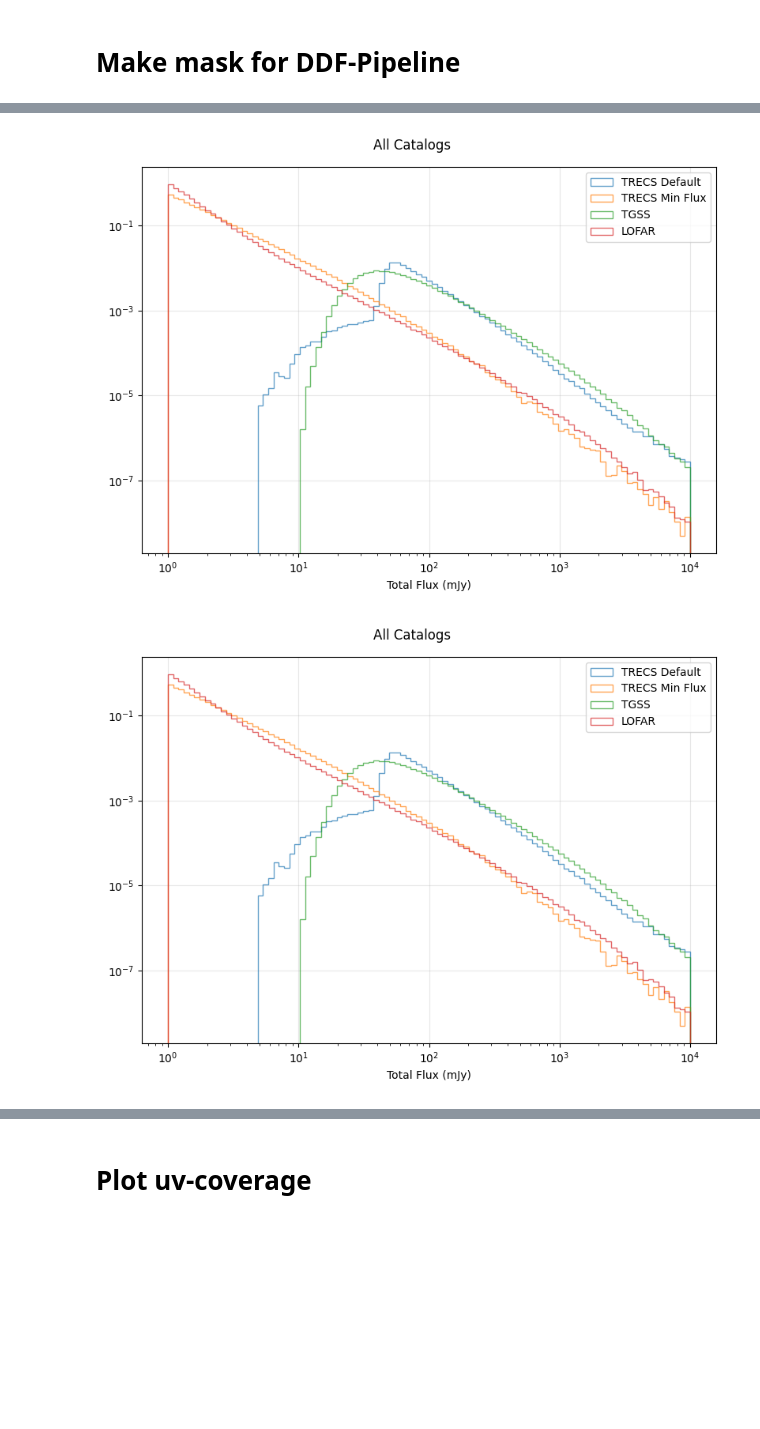
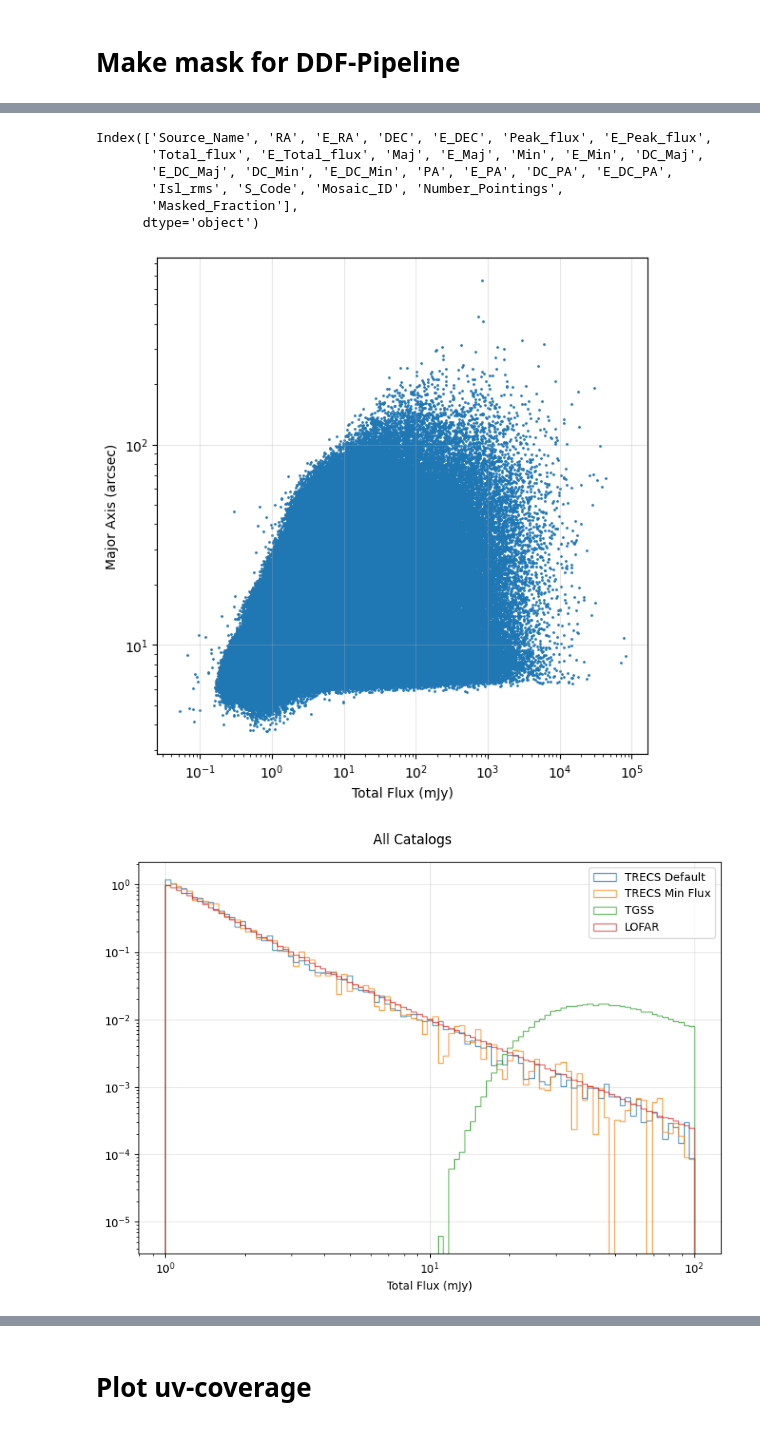
Before and after one commit to tmartinezML/LOFAR-Diffusion, a Jupyter notebook: src/notebooks/sky_maps.ipynb, the cells around one changed output, grey strips where cells are left out. Saved outputs shown, nothing was run; the diff lists cells and outputs as text; code cells hidden in the pictures; blank space fills up the shorter version.

```diff
--- a/src/notebooks/sky_maps.ipynb
+++ b/src/notebooks/sky_maps.ipynb
@@ -131,19 +141,25 @@ load_srl(mosaic_names[0])
 # %%
 import utils.paths as paths
 
-map_name = "map_1deg_max80_1e-7JyLimit_copy"
+map_name = "map_2.5deg_max80_1e-7JyLimit"
 
 map_folder = paths.SKY_MAP_PARENT / map_name
 sky_model_file = map_folder / f"{map_name.replace('_copy', '')}_masked.fits"
-# sky_model_file = map_folder / 'ddf/map_1deg_max80_1e-7JyLimit.psf.fits'
-# image_file = map_folder / "ddf-pipeline/image_full_ampphase_di_m.NS.int.model.fits"
-# image_file = map_folder / "ddf-pipeline_ndir=10/image_full_ampphase_m.app.restored.fits"
+# sky_model_file = map_folder / 'ddf/map_2.5deg_max80_1e-7JyLimit.app.restored.fits'
+# image_file = map_folder / 'ddf_nfacets=5/map_2.5deg_max80_1e-7JyLimit.app.restored.fits'
+image_file = map_folder / "ddf-pipeline/image_ampphase1.int.restored.fits"
+# image_file = map_folder / "ddf/map_2.5deg_max80_1e-7JyLimit.app.restored.fits"
+# image_file = map_folder / "ddf_9SB_136-152/map_2.5deg_max80_1e-7JyLimit.app.restored.fits"
 # sky_model_file = map_folder / f"ddf_maxMinor=10000/{map_name}.app.model.fits"
-image_file = map_folder / f"ddf/{map_name}.app.restored.fits"
+# image_file = map_folder / f"ddf/{map_name}.app.restored.fits"
 # image_file = map_folder / f"{map_name.replace('_copy', '')}_masked_BAD.fits"
 # image_file = map_folder / f"ddf/{map_name}.residual05.fits"
 # image_file = map_folder / f"ddf/map_1deg_max80_1e-7JyLimit.model01.fits"
 # image_file = map_folder / 'map_1deg_max80_1e-7JyLimit_mask_0p01.fits'
 
+# Compare to other maps
+# sky_model_file = Path('/hs/fs08/data/group-brueggen/tmartinez/diffusion/sky_maps/map_1deg_max80/ddf-pipeline_ndir=10')
+# sky_model_file = sky_model_file / 'image_dirin_SSD_init.psf.fits'
+
 model_arr, model_wcs = get_image(sky_model_file)
 image_arr_prv, image_wcs_prv = get_image(image_file)
@@ -711,7 +777,7 @@ import pandas as pd
 import h5py
 
 trecs_flim_catalog = (
-    paths.BASE_PARENT / "trecs_output/1deg_1e-7JyLimit/catalogue_continuum_wrapped.fits"
+    paths.BASE_PARENT / "trecs_output/2.5deg_8e-5JyLimit/catalogue_continuum_wrapped.fits"
 )
 
 
@@ -795,17 +897,41 @@ fig.show()
+# %%
+print(df_lofar.columns)
+# %% [output]
+Index(['Source_Name', 'RA', 'E_RA', 'DEC', 'E_DEC', 'Peak_flux', 'E_Peak_flux',
+       'Total_flux', 'E_Total_flux', 'Maj', 'E_Maj', 'Min', 'E_Min', 'DC_Maj',
+       'E_DC_Maj', 'DC_Min', 'E_DC_Min', 'PA', 'E_PA', 'DC_PA', 'E_DC_PA',
+       'Isl_rms', 'S_Code', 'Mosaic_ID', 'Number_Pointings',
+       'Masked_Fraction'],
+      dtype='object')
+# %%
+# Scatter plot total flux vs LAS
+
+fig, ax = plt.subplots(1, 1, figsize=(6, 6), tight_layout=True)
+
+ax.scatter(df_lofar["Total_flux"], df_lofar["Maj"], s=1)
+ax.set_xlabel("Total Flux (mJy)")
+ax.set_ylabel("Major Axis (arcsec)")
+ax.set_xscale("log")
+ax.set_yscale("log")
+ax.grid(alpha=0.3)
+
+fig.show()
+# %% [output]
+[figure, added]
 # %%
 # Plot all together
 fig, axs = plt.subplots(1, 1, figsize=(8, 6), tight_layout=True)
 
 fig.suptitle("All Catalogs")
 
-# bins = np.linspace(0, 1, 100)
-bins = np.logspace(0, 4, 100)
-ax.set_xscale("log")
+bins = np.linspace(0, 1, 100)
+bins = np.logspace(0, 2, 100)
+axs.set_xscale("log")
 alpha = 0.7
 
 ax = axs
 ax.hist(
-    df_trecs["I144"] * 1e3,
+    df_trecs["I144"],
     bins=bins,
     alpha=alpha,
     label="TRECS Default",
@@ -813,39 +939,38 @@ ax.hist(
     histtype="step",
 )
 ax.hist(
-    df_trecs_flim["I144"] * 1e3,
+    df_trecs_flim["I144"],
     bins=bins,
     alpha=alpha,
     label="TRECS Min Flux",
     density=True,
     histtype="step",
 )
 ax.hist(
     df_tgss["Total_flux"],
     bins=bins,
     alpha=alpha,
     label="TGSS",
     density=True,
     histtype="step",
 )
 ax.hist(
     df_lofar["Total_flux"],
     bins=bins,
     alpha=alpha,
     label="LOFAR",
     density=True,
     histtype="step",
 )
 
 ax.set_xlabel("Total Flux (mJy)")
 ax.set_yscale("log")
 ax.grid(alpha=0.3)
 ax.legend()
 
 fig.show()
 # %% [output]
-[figure, old version]
+[figure, new version]
-[figure, removed]
 # %%
 (df_trecs_flim["I144"]).min()
 # %%
```
Also changed, not shown: parts of 61 cells of this notebook, 15 other files.
